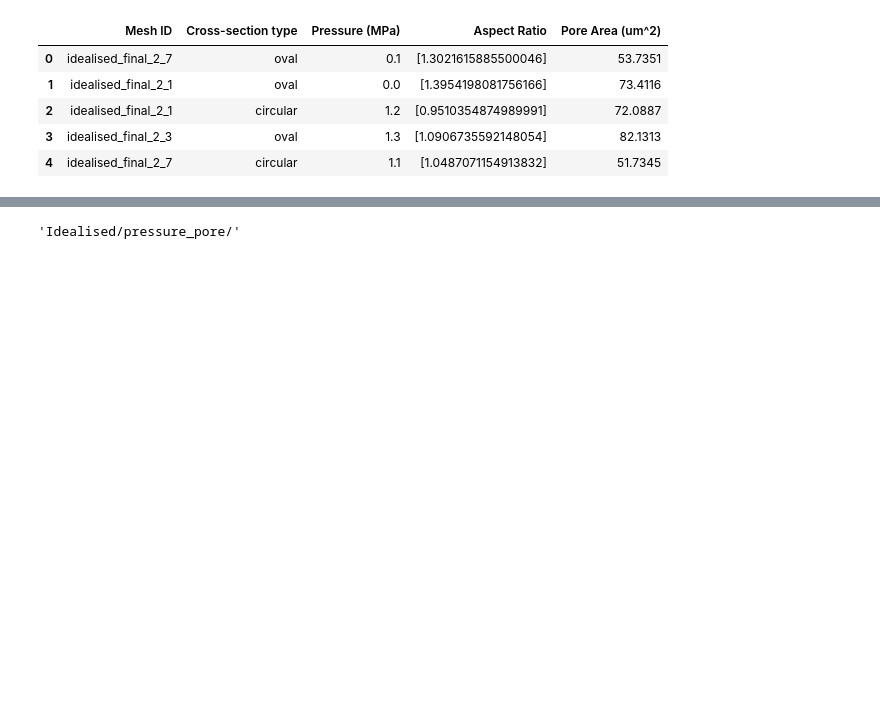
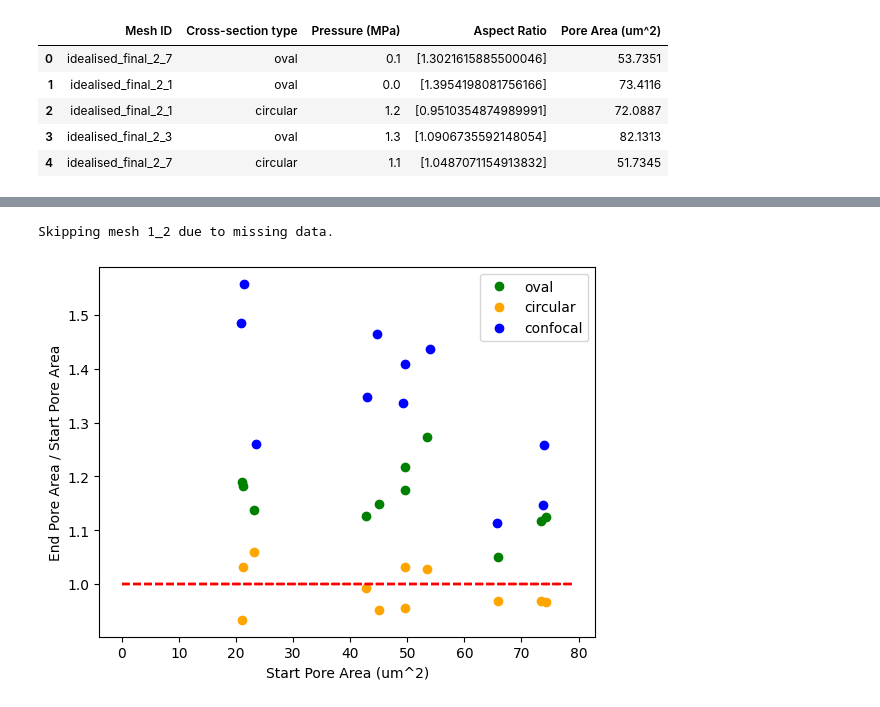
Before and after one commit to mtomtom/onion-stomatal-geometry, a Jupyter notebook: output/single_mesh_pipeline.ipynb, the cells around one changed output, grey strips where cells are left out. Drawn from its saved outputs; the diff is of its cells as text; code cells hidden in the pictures; blank space fills up the shorter version.

```diff
--- a/output/single_mesh_pipeline.ipynb
+++ b/output/single_mesh_pipeline.ipynb
@@ -393,4 +417,38 @@ Idealised oval pore area change: 1.6015896120494544
 # %%
-idealised_results
+for mesh in chosen_mesh:
+    idealised_oval = df_idealised[(df_idealised["Mesh ID"].str.contains(mesh)) & (df_idealised["Cross-section type"] == "oval")]
+    idealised_circular = df_idealised[(df_idealised["Mesh ID"].str.contains(mesh)) & (df_idealised["Cross-section type"] == "circular")]
+    mesh_data_confocal = df_full[df_full["Mesh ID"].str.contains(mesh)]
+    if idealised_oval.empty or mesh_data_confocal.empty:
+        print(f"Skipping mesh {mesh} due to missing data.")
+        continue
+    idealised_oval_start = idealised_oval[idealised_oval["Pressure (MPa)"] == 0.0]
+    idealised_circular_start = idealised_circular[idealised_circular["Pressure (MPa)"] == 0.0]
+    mesh_data_confocal_start = mesh_data_confocal[mesh_data_confocal["Pressure"] == 0.0]
+    idealised_oval_end = idealised_oval[idealised_oval["Pressure (MPa)"] == idealised_oval["Pressure (MPa)"].max()]
+    idealised_circular_end = idealised_circular[idealised_circular["Pressure (MPa)"] == idealised_circular["Pressure (MPa)"].max()]
+    mesh_data_confocal_end = mesh_data_confocal[mesh_data_confocal["Pressure"] == mesh_data_confocal["Pressure"].max()]
+    idealised_oval_pore_area_change = (idealised_oval_end["Pore Area (um^2)"].values[0]/ idealised_oval_start["Pore Area (um^2)"].values[0])
+    idealised_circular_pore_area_change = (idealised_circular_end["Pore Area (um^2)"].values[0] / idealised_circular_start["Pore Area (um^2)"].values[0])
+    confocal_pore_area_change = (mesh_data_confocal_end["Pore Area"].values[0] / mesh_data_confocal_start["Pore Area"].values[0])
+
+    plt.plot(idealised_oval_start["Pore Area (um^2)"].values[0], idealised_oval_pore_area_change, 'o', label="oval", color=colours['simplified_oval'])
+    plt.plot(idealised_circular_start["Pore Area (um^2)"].values[0], idealised_circular_pore_area_change, 'o', label="circular", color=colours['simplified_circular'])
+    plt.plot(mesh_data_confocal_start["Pore Area"].values[0], confocal_pore_area_change, 'o', label="confocal", color=colours['realistic'])
+    ## Plot y=1 in red
+    xs = np.arange(0,80)
+    ys = np.ones(len(xs))
+    plt.plot(xs, ys, 'r--', label='y=1')
+
+plt.xlabel("Start Pore Area (um^2)")
+plt.ylabel("End Pore Area / Start Pore Area")
+
+# Example: Restrict legend to the first two elements
+handles, labels = plt.gca().get_legend_handles_labels()  # Get all handles and labels
+plt.legend(handles[:3], labels[:3])  # Use only the first three elements
+
+plt.savefig("idealised_confocal_above_one.png", dpi=300)
+plt.show()
 # %% [output]
-'Idealised/pressure_pore/'
+Skipping mesh 1_2 due to missing data.
+[figure, added]
```
Also changed, not shown: parts of 6 cells of this notebook.
